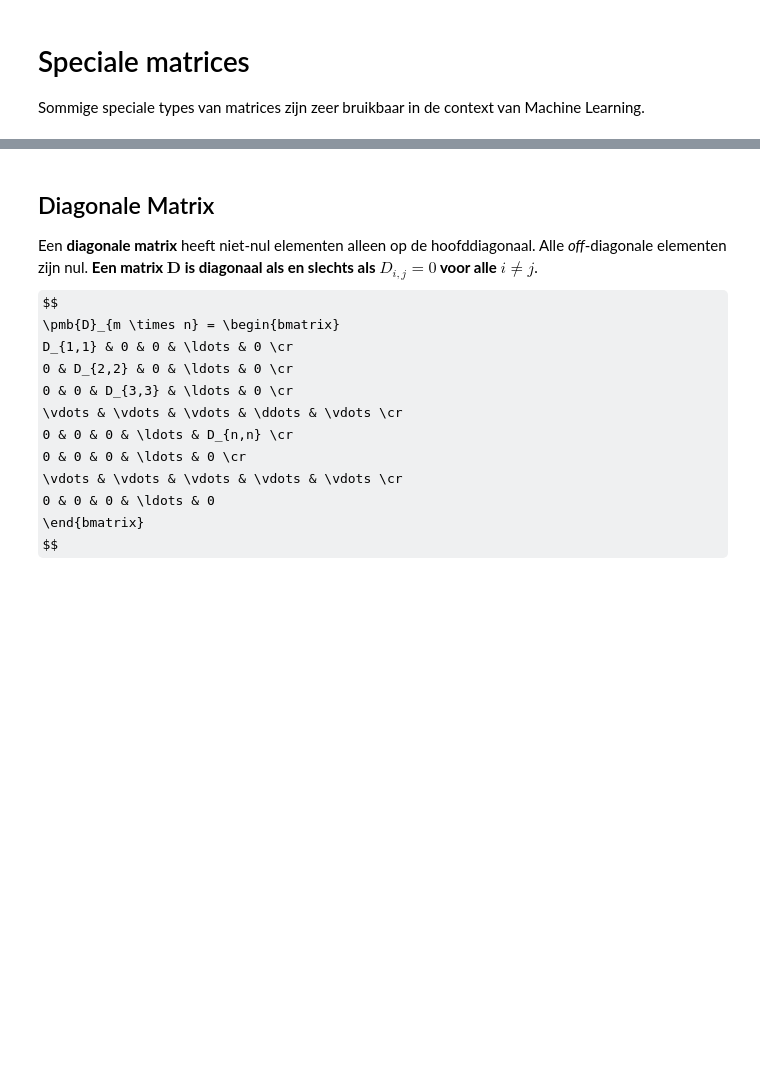
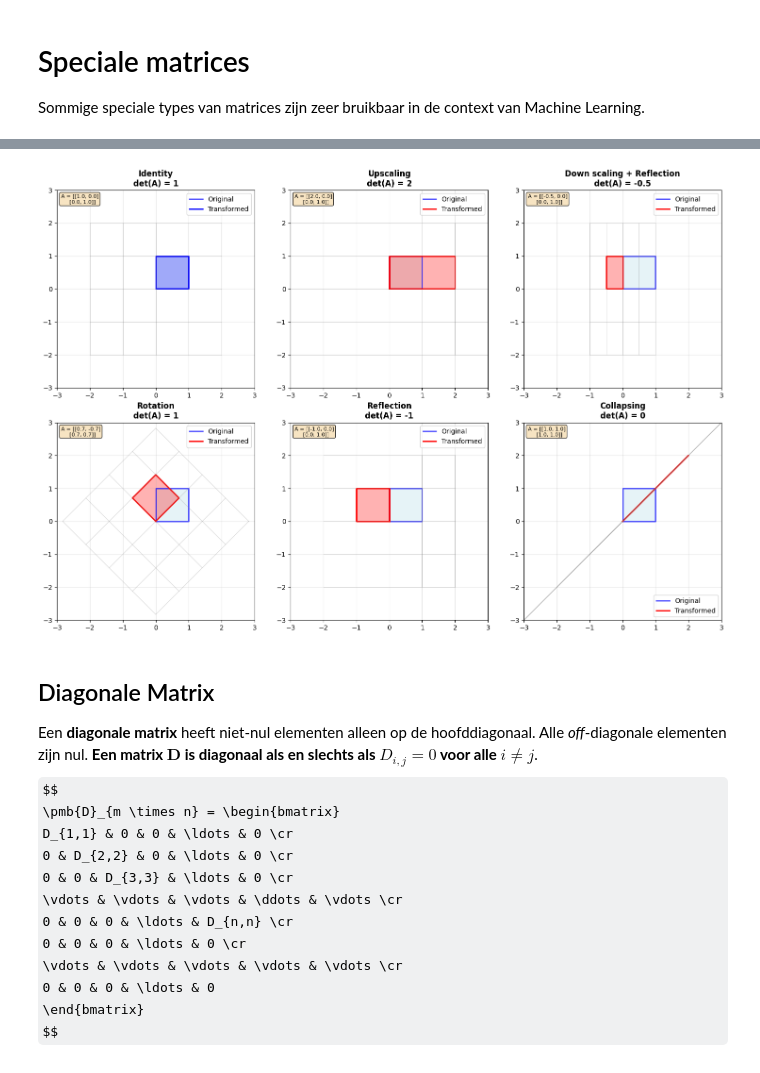
Before and after one commit to ap-mdi-it/ml-courses, a Jupyter notebook: book/math_foundations/linalg/special_tensors.ipynb, the cells around one changed output, grey strips where cells are left out. Saved outputs shown, nothing was run; the diff lists cells and outputs as text; code cells hidden in the pictures; some formulas as TeX source; blank space fills up the shorter version.

```diff
--- a/book/math_foundations/linalg/special_tensors.ipynb
+++ b/book/math_foundations/linalg/special_tensors.ipynb
@@ -38,3 +44,92 @@ Specifieke gevallen:
+# %%
+# Create figure with subplots
+fig, axes = plt.subplots(2, 3, figsize=(15, 10))
+# fig.suptitle(
+#     "2D Matrix transformations with different determinants", fontsize=16, fontweight="bold"
+# )
+
+# Define original unit square
+unit_square = np.array([[0, 1, 1, 0, 0], [0, 0, 1, 1, 0]])
+
+
+def create_grid(ax, transformed_square, matrix, det_val, title, color="red"):  # noqa: PLR0913
+    """Create grid lines for visualisation."""
+    # Plot original unit square
+    ax.plot(unit_square[0], unit_square[1], "b-", linewidth=2, alpha=0.7, label="Original")
+    ax.fill(unit_square[0], unit_square[1], "lightblue", alpha=0.3)
+    # Plot transformed square
+    ax.plot(
+        transformed_square[0], transformed_square[1], color=color, linewidth=2, label="Transformed"
+    )
+    ax.fill(transformed_square[0], transformed_square[1], color, alpha=0.3)
+
+    # Add grid lines
+    for i in range(-2, 3):
+        # Vertical lines
+        line_v = np.array([[i, i], [-2, 2]])
+        transformed_line_v = matrix @ line_v
+        ax.plot(transformed_line_v[0], transformed_line_v[1], "gray", alpha=0.5, linewidth=0.5)
+
+        # Horizontal lines
+        line_h = np.array([[-2, 2], [i, i]])
+        transformed_line_h = matrix @ line_h
+        ax.plot(transformed_line_h[0], transformed_line_h[1], "gray", alpha=0.5, linewidth=0.5)
+
+    ax.set_xlim(-3, 3)
+    ax.set_ylim(-3, 3)
+    ax.set_aspect("equal")
+    ax.grid(True, alpha=0.3)
+    ax.set_title(f"{title}\ndet(A) = {det_val}", fontweight="bold")
+    ax.legend()
+
+    # Add matrix text
+    matrix_str = f"A = [[{matrix[0, 0]:.1f}, {matrix[0, 1]:.1f}]\n     [{matrix[1, 0]:.1f}, {matrix[1, 1]:.1f}]]"
+    ax.text(
+        0.02,
+        0.98,
+        matrix_str,
+        transform=ax.transAxes,
+        fontsize=8,
+        verticalalignment="top",
+        bbox={"boxstyle": "round", "facecolor": "wheat", "alpha": 0.8},
+    )
+
+
+# 1. Original (Identity matrix)
+matrix1 = np.array([[1, 0], [0, 1]])
+transformed1 = matrix1 @ unit_square
+create_grid(axes[0, 0], transformed1, matrix1, 1, "Identity", "blue")
+
+# 2. det > 0 (scaling without reflection)
+matrix2 = np.array([[2, 0], [0, 1]])
+transformed2 = matrix2 @ unit_square
+create_grid(axes[0, 1], transformed2, matrix2, 2, "Upscaling")
+
+# 3. det < 0 (scaling with reflection)
+matrix3 = np.array([[-0.5, 0], [0, 1]])
+transformed3 = matrix3 @ unit_square
+create_grid(axes[0, 2], transformed3, matrix3, -0.5, "Down scaling + Reflection")
+
+# 4. det = 1 (rotation, preserve distances and angles)
+angle = np.pi / 4  # 45 degrees
+matrix4 = np.array([[np.cos(angle), -np.sin(angle)], [np.sin(angle), np.cos(angle)]])
+transformed4 = matrix4 @ unit_square
+create_grid(axes[1, 0], transformed4, matrix4, 1, "Rotation")
+
+# 5. det = -1 (reflection, preserve distances and angles)
+matrix5 = np.array([[-1, 0], [0, 1]])
+transformed5 = matrix5 @ unit_square
+create_grid(axes[1, 1], transformed5, matrix5, -1, "Reflection")
+
+# 6. det = 0 (collapse to lower dimension)
+matrix6 = np.array([[1, 1], [1, 1]])
+transformed6 = matrix6 @ unit_square
+create_grid(axes[1, 2], transformed6, matrix6, 0, "Collapsing")
+
+plt.tight_layout()
+plt.show()
+# %% [output]
+[figure, added]
 # %% [markdown]
 ## Diagonale Matrix
 
```
Also changed, not shown: parts of 2 cells of this notebook, 1 other file.
